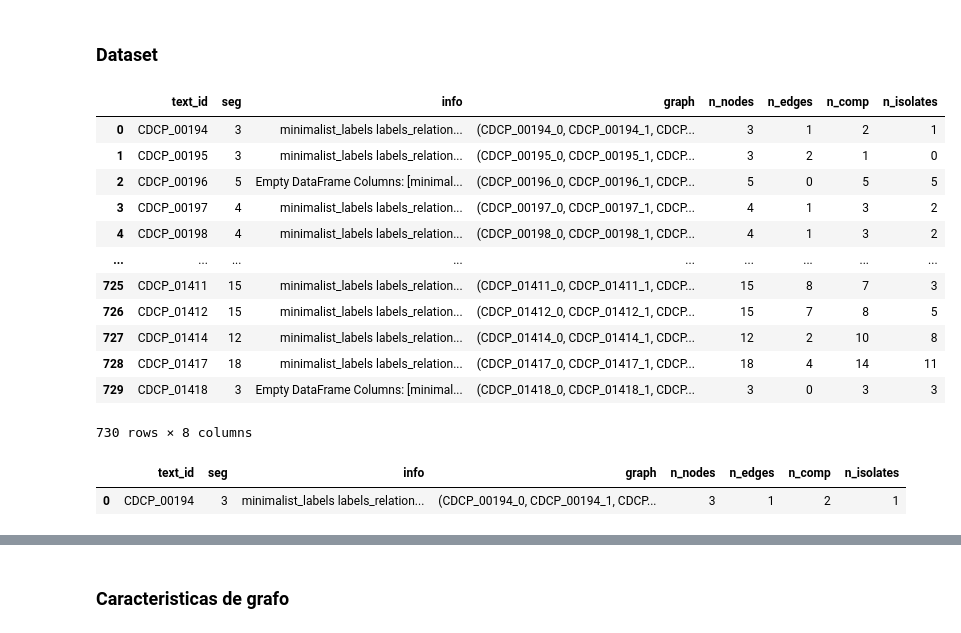
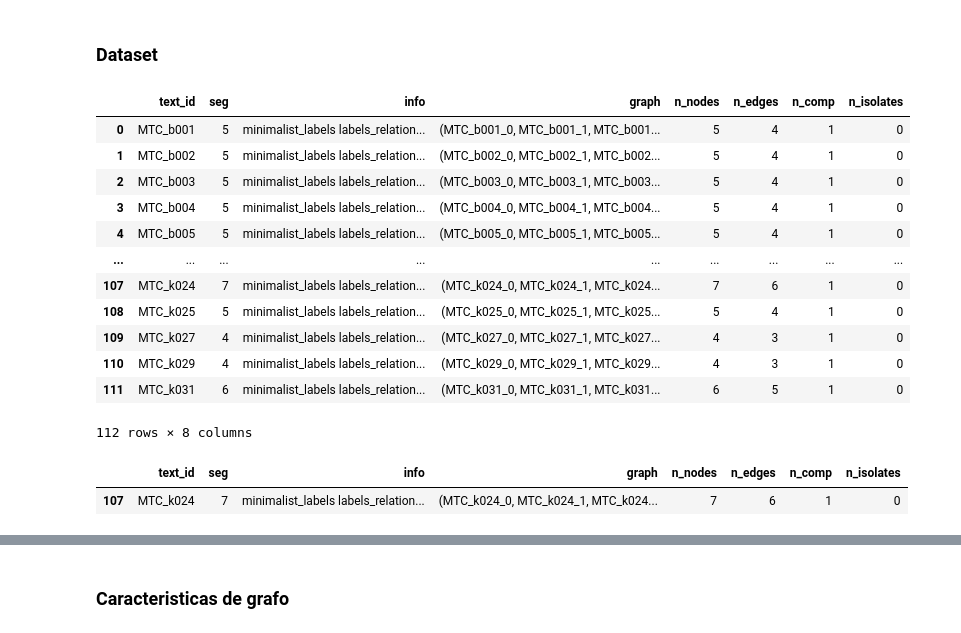
Before and after one commit to cfabianbarretop/argumentation-dataset, a Jupyter notebook: analisis_dataset_minimal_v5.ipynb, the cells around one changed output, grey strips where cells are left out. Drawn from its saved outputs; the diff is of its cells as text; code cells hidden in the pictures.

```diff
--- a/analisis_dataset_minimal_v5.ipynb
+++ b/analisis_dataset_minimal_v5.ipynb
@@ -70,30 +104,30 @@ df_argpt = pd.read_pickle(result_path + "ArGPT_Minimal_Grafo.pkl")
 df_mtc = pd.read_pickle(result_path + "MTC_Minimal_Grafo.pkl")
 df_aasd = pd.read_pickle(result_path + "AASD_Minimal_Grafo.pkl")
 # %%
-df = df_cdcp
+df = df_mtc
 df
 # %% [output]
 |  | text_id | seg | info | graph | n_nodes | n_edges | n_comp | n_isolates |
-| 0 | CDCP_00194 | 3 | minimalist_labels labels_relation... | (CDCP_00194_0, CDCP_00194_1, CDCP... | 3 | 1 | 2 | 1 |
-| 1 | CDCP_00195 | 3 | minimalist_labels labels_relation... | (CDCP_00195_0, CDCP_00195_1, CDCP... | 3 | 2 | 1 | 0 |
-| 2 | CDCP_00196 | 5 | Empty DataFrame Columns: [minimal... | (CDCP_00196_0, CDCP_00196_1, CDCP... | 5 | 0 | 5 | 5 |
-| 3 | CDCP_00197 | 4 | minimalist_labels labels_relation... | (CDCP_00197_0, CDCP_00197_1, CDCP... | 4 | 1 | 3 | 2 |
-| 4 | CDCP_00198 | 4 | minimalist_labels labels_relation... | (CDCP_00198_0, CDCP_00198_1, CDCP... | 4 | 1 | 3 | 2 |
+| 0 | MTC_b001 | 5 | minimalist_labels labels_relation... | (MTC_b001_0, MTC_b001_1, MTC_b001... | 5 | 4 | 1 | 0 |
+| 1 | MTC_b002 | 5 | minimalist_labels labels_relation... | (MTC_b002_0, MTC_b002_1, MTC_b002... | 5 | 4 | 1 | 0 |
+| 2 | MTC_b003 | 5 | minimalist_labels labels_relation... | (MTC_b003_0, MTC_b003_1, MTC_b003... | 5 | 4 | 1 | 0 |
+| 3 | MTC_b004 | 5 | minimalist_labels labels_relation... | (MTC_b004_0, MTC_b004_1, MTC_b004... | 5 | 4 | 1 | 0 |
+| 4 | MTC_b005 | 5 | minimalist_labels labels_relation... | (MTC_b005_0, MTC_b005_1, MTC_b005... | 5 | 4 | 1 | 0 |
 | ... | ... | ... | ... | ... | ... | ... | ... | ... |
-| 725 | CDCP_01411 | 15 | minimalist_labels labels_relation... | (CDCP_01411_0, CDCP_01411_1, CDCP... | 15 | 8 | 7 | 3 |
-| 726 | CDCP_01412 | 15 | minimalist_labels labels_relation... | (CDCP_01412_0, CDCP_01412_1, CDCP... | 15 | 7 | 8 | 5 |
-| 727 | CDCP_01414 | 12 | minimalist_labels labels_relation... | (CDCP_01414_0, CDCP_01414_1, CDCP... | 12 | 2 | 10 | 8 |
-| 728 | CDCP_01417 | 18 | minimalist_labels labels_relation... | (CDCP_01417_0, CDCP_01417_1, CDCP... | 18 | 4 | 14 | 11 |
-| 729 | CDCP_01418 | 3 | Empty DataFrame Columns: [minimal... | (CDCP_01418_0, CDCP_01418_1, CDCP... | 3 | 0 | 3 | 3 |
+| 107 | MTC_k024 | 7 | minimalist_labels labels_relation... | (MTC_k024_0, MTC_k024_1, MTC_k024... | 7 | 6 | 1 | 0 |
+| 108 | MTC_k025 | 5 | minimalist_labels labels_relation... | (MTC_k025_0, MTC_k025_1, MTC_k025... | 5 | 4 | 1 | 0 |
+| 109 | MTC_k027 | 4 | minimalist_labels labels_relation... | (MTC_k027_0, MTC_k027_1, MTC_k027... | 4 | 3 | 1 | 0 |
+| 110 | MTC_k029 | 4 | minimalist_labels labels_relation... | (MTC_k029_0, MTC_k029_1, MTC_k029... | 4 | 3 | 1 | 0 |
+| 111 | MTC_k031 | 6 | minimalist_labels labels_relation... | (MTC_k031_0, MTC_k031_1, MTC_k031... | 6 | 5 | 1 | 0 |
-730 rows × 8 columns
+112 rows × 8 columns
 # %%
-id_text_busca = "CDCP_00194"
+id_text_busca = "MTC_k024"
 columna = "text_id"
 result = df[df[columna] == id_text_busca]
 result
 # %% [output]
 |  | text_id | seg | info | graph | n_nodes | n_edges | n_comp | n_isolates |
-| 0 | CDCP_00194 | 3 | minimalist_labels labels_relation... | (CDCP_00194_0, CDCP_00194_1, CDCP... | 3 | 1 | 2 | 1 |
+| 107 | MTC_k024 | 7 | minimalist_labels labels_relation... | (MTC_k024_0, MTC_k024_1, MTC_k024... | 7 | 6 | 1 | 0 |
 # %%
 result_info = result.iloc[0]
 result_info["info"]
```
Also changed, not shown: parts of 6 cells of this notebook.
